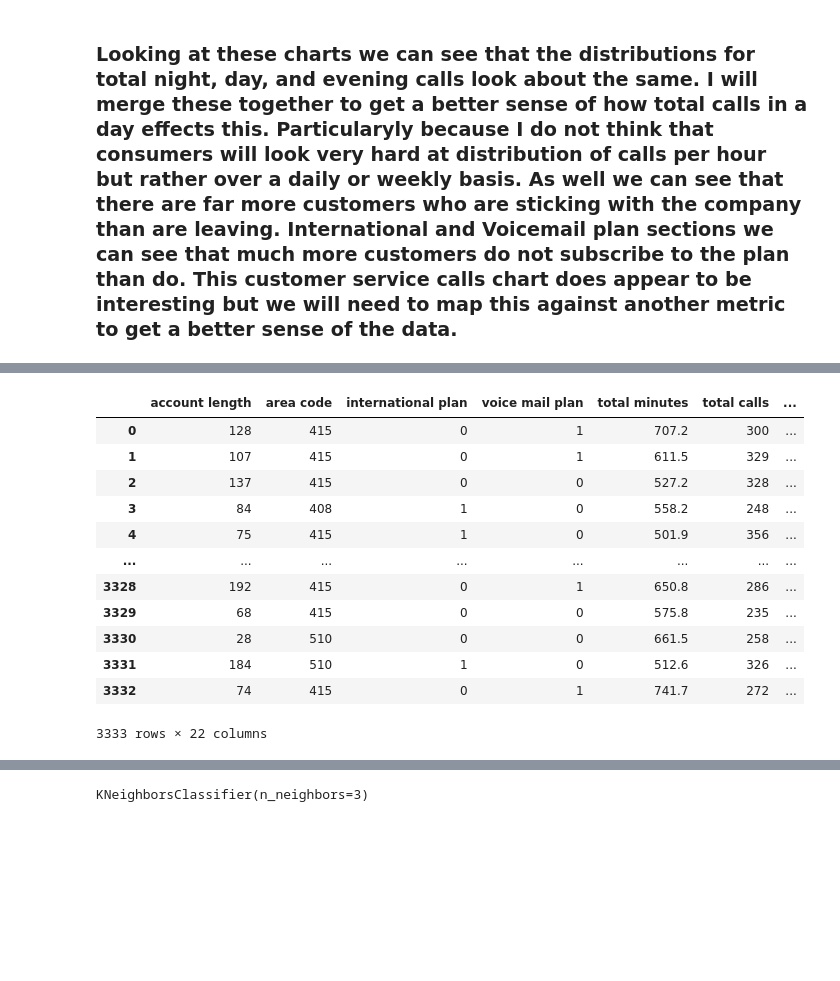
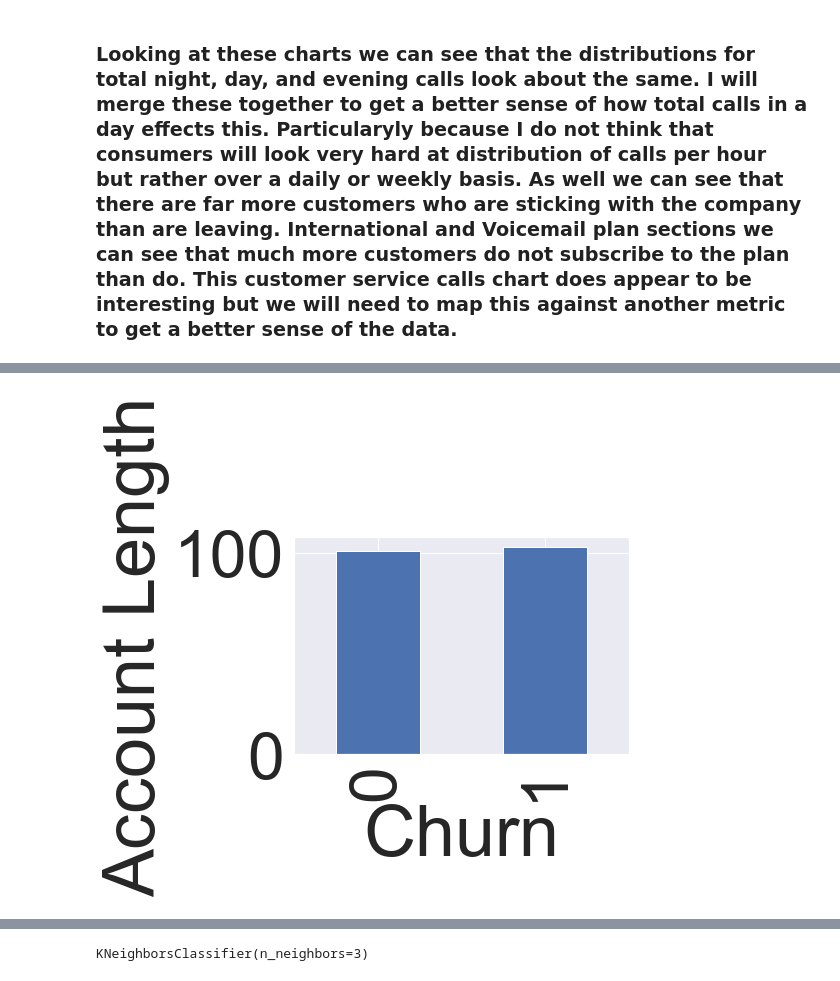
Before and after one commit to mattiedg/Phase-3-Project, a Jupyter notebook: student.ipynb, the cells around one changed output, grey strips where cells are left out. Saved outputs shown, nothing was run; the diff lists cells and outputs as text; code cells hidden in the pictures; blank space fills up the shorter version.

```diff
--- a/student.ipynb
+++ b/student.ipynb
@@ -309,16 +288,7 @@ df.insert(6,'total charge',total_charge,True)
-# %%
-df
-# %% [output]
-|  | account length | area code | international plan | voice mail plan | total minutes | total calls | ... |
-| 0 | 128 | 415 | 0 | 1 | 707.2 | 300 | ... |
-| 1 | 107 | 415 | 0 | 1 | 611.5 | 329 | ... |
-| 2 | 137 | 415 | 0 | 0 | 527.2 | 328 | ... |
-| 3 | 84 | 408 | 1 | 0 | 558.2 | 248 | ... |
-| 4 | 75 | 415 | 1 | 0 | 501.9 | 356 | ... |
-| ... | ... | ... | ... | ... | ... | ... | ... |
-| 3328 | 192 | 415 | 0 | 1 | 650.8 | 286 | ... |
-| 3329 | 68 | 415 | 0 | 0 | 575.8 | 235 | ... |
-| 3330 | 28 | 510 | 0 | 0 | 661.5 | 258 | ... |
-| 3331 | 184 | 510 | 1 | 0 | 512.6 | 326 | ... |
-| 3332 | 74 | 415 | 0 | 1 | 741.7 | 272 | ... |
-3333 rows × 22 columns
+# %%
+df.groupby('churn')['account length'].mean().plot(kind='bar')
+plt.ylabel('Account Length')
+plt.xlabel('Churn')
+plt.show();
+# %% [output]
+[figure, added]
```
Also changed, not shown: parts of 56 cells of this notebook.
